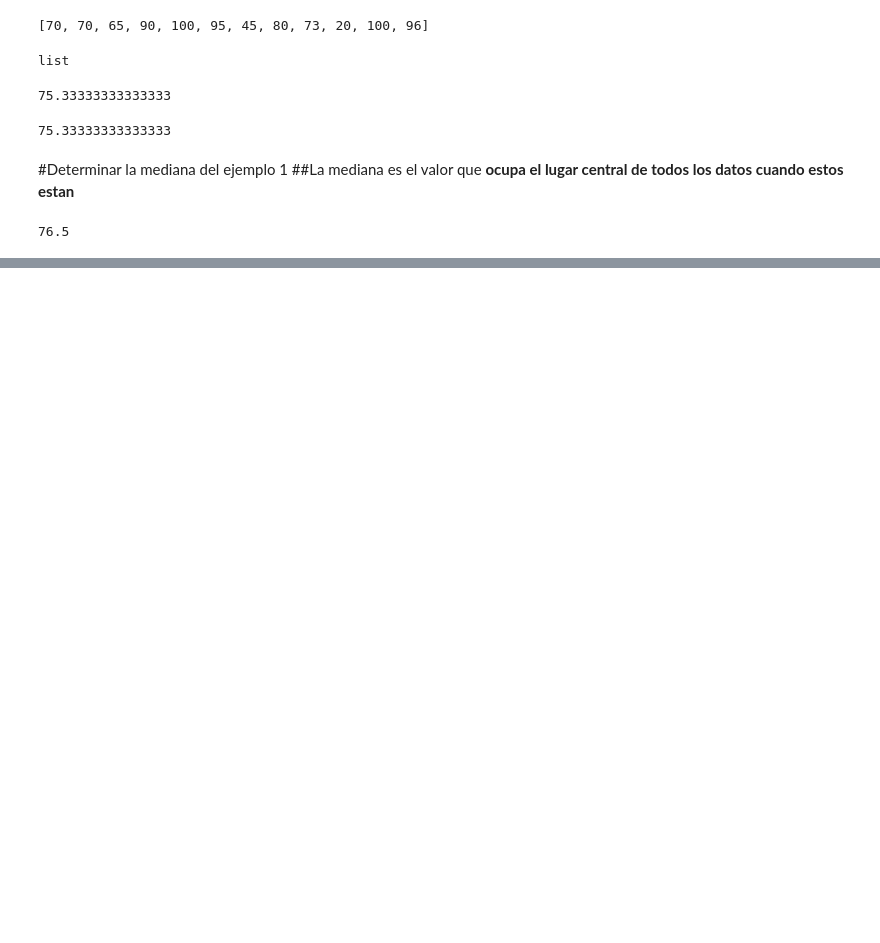
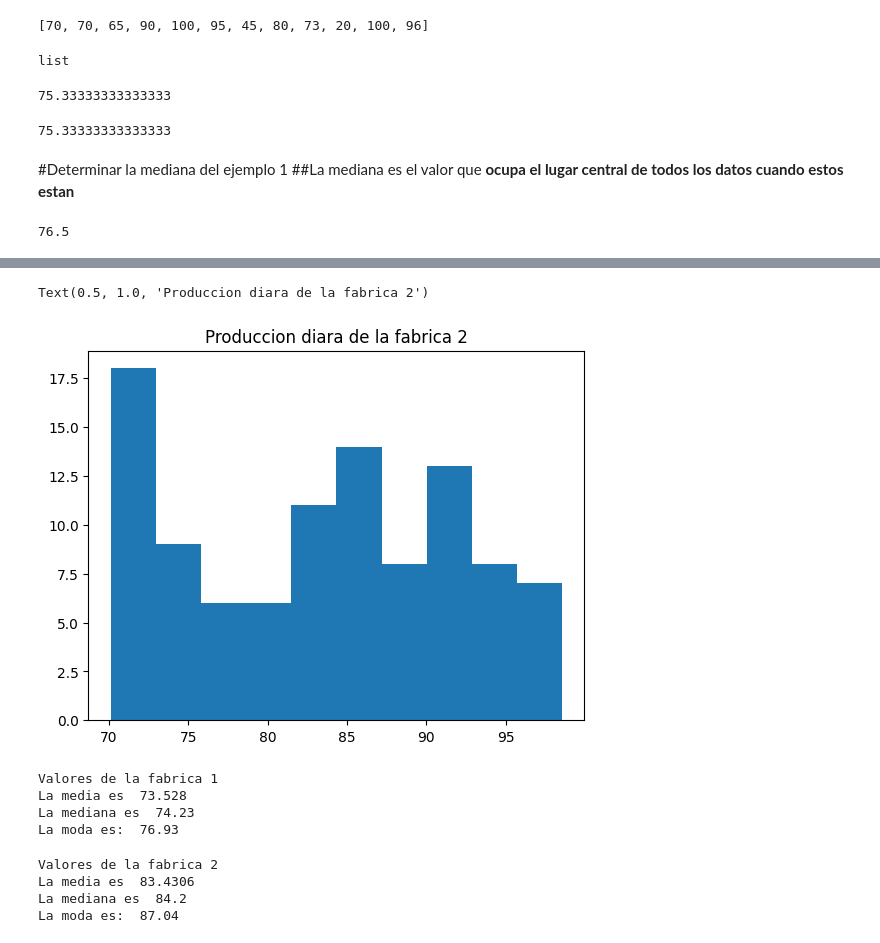
Before and after one commit to Meltdown02/Probabilidad-, a Jupyter notebook: Unidad1/Practica_1.ipynb, the cells around one changed output, grey strips where cells are left out. Cells and saved outputs as stored; diff of their text form; code cells hidden in the pictures; blank space fills up the shorter version.

```diff
--- a/Unidad1/Practica_1.ipynb
+++ b/Unidad1/Practica_1.ipynb
@@ -37,0 +98,6 @@ print(mediana)
+# %%
+fabrica2=[]
+for i in range(100):
+    numeroaleatorio=round(random.uniform(70,100),2)
+    fabrica2.append(numeroaleatorio)
+print (fabrica2)
@@ -37,0 +115,32 @@ print(mediana)
+# %%
+plt.hist(fabrica2)
+plt.title("Produccion diara de la fabrica 2")
+# %% [output]
+Text(0.5, 1.0, 'Produccion diara de la fabrica 2')
+[figure, added]
+# %%
+media1=mean(fabrica1)
+mediana1=median(fabrica1)
+moda1=mode(fabrica1)
+print("Valores de la fabrica 1")
+print("La media es ",media1)
+print("La mediana es ",mediana1)
+print("La moda es: ",moda1)
+# %% [output]
+Valores de la fabrica 1
+La media es  73.528
+La mediana es  74.23
+La moda es:  76.93
+# %%
+media2=mean(fabrica2)
+mediana2=median(fabrica2)
+moda2=mode(fabrica2)
+print("Valores de la fabrica 2")
+print("La media es ",media2)
+print("La mediana es ",mediana2)
+print("La moda es: ",moda2)
+# %% [output]
+Valores de la fabrica 2
+La media es  83.4306
+La mediana es  84.2
+La moda es:  87.04
```
Also changed, not shown: parts of 17 cells of this notebook.
